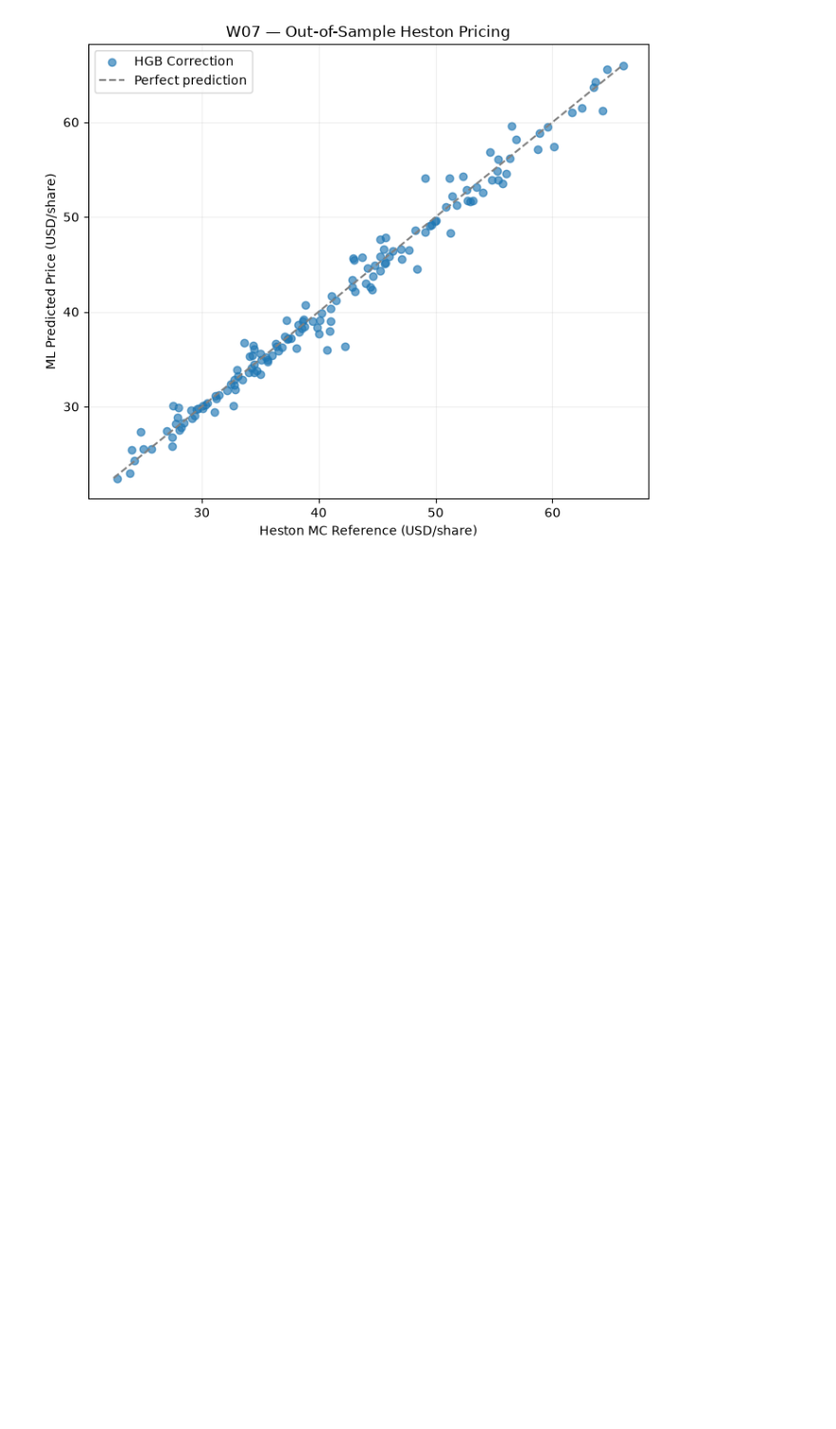
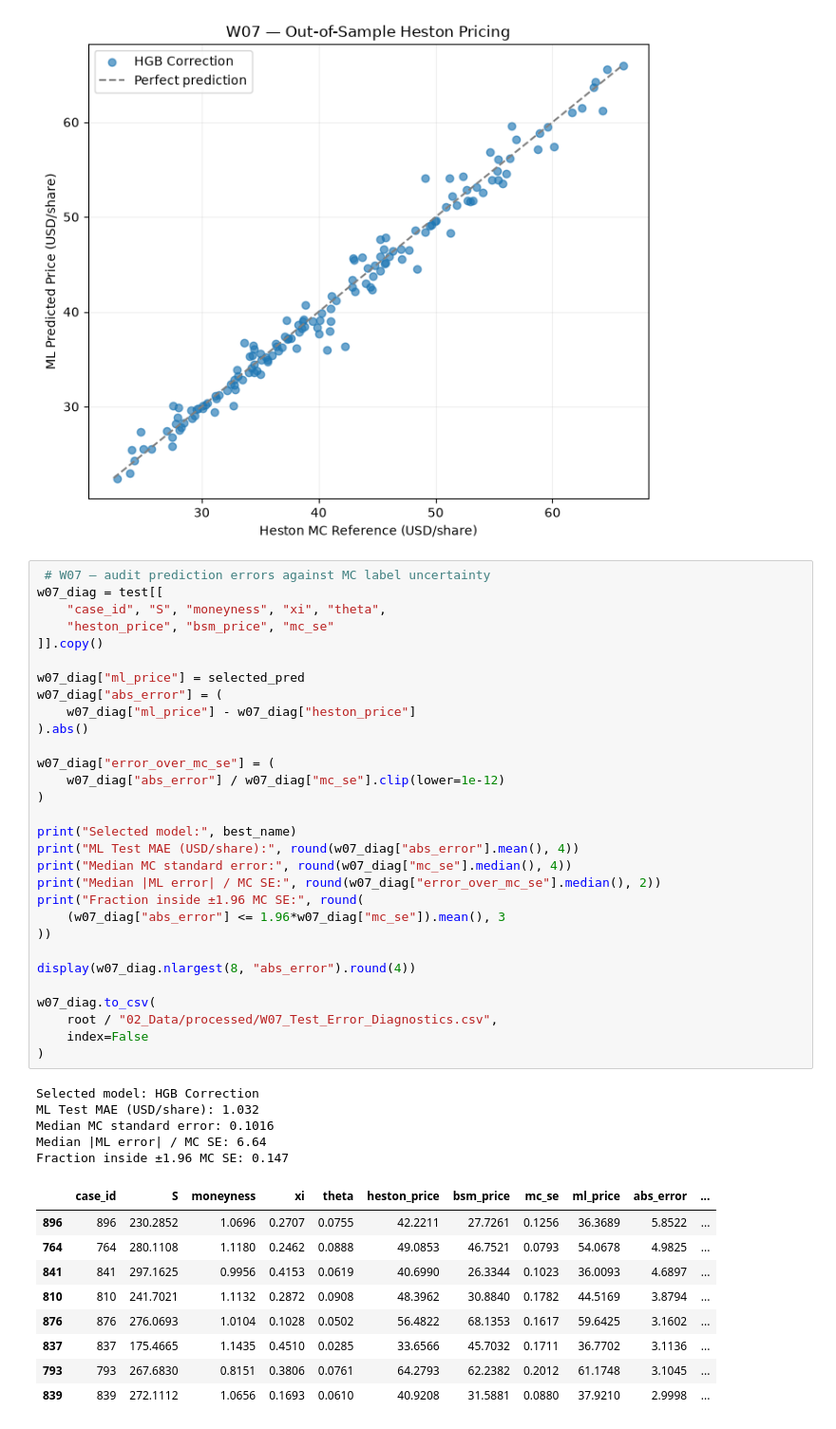
Before and after one commit to Siennc232/Deliverables-Documentation-for-Intern, a Jupyter notebook: Chooser_Option_Research/03_Code/W07_Heston_Direct_Pricing_ML.ipynb, the cells around one changed output. Shown at 95% size. Drawn from its saved outputs; the diff is of its cells as text; blank space fills up the shorter version.

```diff
--- a/Chooser_Option_Research/03_Code/W07_Heston_Direct_Pricing_ML.ipynb
+++ b/Chooser_Option_Research/03_Code/W07_Heston_Direct_Pricing_ML.ipynb
@@ -206,3 +206,48 @@ test_df.to_csv(
 | 0 | RF Direct | 2.2763 | 3.1232 |
 | 3 | BSM Baseline | 4.4915 | 5.9454 |
 [figure]
+# %%
+ # W07 — audit prediction errors against MC label uncertainty
+w07_diag = test[[
+    "case_id", "S", "moneyness", "xi", "theta",
+    "heston_price", "bsm_price", "mc_se"
+]].copy()
+
+w07_diag["ml_price"] = selected_pred
+w07_diag["abs_error"] = (
+    w07_diag["ml_price"] - w07_diag["heston_price"]
+).abs()
+
+w07_diag["error_over_mc_se"] = (
+    w07_diag["abs_error"] / w07_diag["mc_se"].clip(lower=1e-12)
+)
+
+print("Selected model:", best_name)
+print("ML Test MAE (USD/share):", round(w07_diag["abs_error"].mean(), 4))
+print("Median MC standard error:", round(w07_diag["mc_se"].median(), 4))
+print("Median |ML error| / MC SE:", round(w07_diag["error_over_mc_se"].median(), 2))
+print("Fraction inside ±1.96 MC SE:", round(
+    (w07_diag["abs_error"] <= 1.96*w07_diag["mc_se"]).mean(), 3
+))
+
+display(w07_diag.nlargest(8, "abs_error").round(4))
+
+w07_diag.to_csv(
+    root / "02_Data/processed/W07_Test_Error_Diagnostics.csv",
+    index=False
+)
+# %% [output]
+Selected model: HGB Correction
+ML Test MAE (USD/share): 1.032
+Median MC standard error: 0.1016
+Median |ML error| / MC SE: 6.64
+Fraction inside ±1.96 MC SE: 0.147
+|  | case_id | S | moneyness | xi | theta | heston_price | bsm_price | mc_se | ml_price | abs_error | ... |
+| 896 | 896 | 230.2852 | 1.0696 | 0.2707 | 0.0755 | 42.2211 | 27.7261 | 0.1256 | 36.3689 | 5.8522 | ... |
+| 764 | 764 | 280.1108 | 1.1180 | 0.2462 | 0.0888 | 49.0853 | 46.7521 | 0.0793 | 54.0678 | 4.9825 | ... |
+| 841 | 841 | 297.1625 | 0.9956 | 0.4153 | 0.0619 | 40.6990 | 26.3344 | 0.1023 | 36.0093 | 4.6897 | ... |
+| 810 | 810 | 241.7021 | 1.1132 | 0.2872 | 0.0908 | 48.3962 | 30.8840 | 0.1782 | 44.5169 | 3.8794 | ... |
+| 876 | 876 | 276.0693 | 1.0104 | 0.1028 | 0.0502 | 56.4822 | 68.1353 | 0.1617 | 59.6425 | 3.1602 | ... |
+| 837 | 837 | 175.4665 | 1.1435 | 0.4510 | 0.0285 | 33.6566 | 45.7032 | 0.1711 | 36.7702 | 3.1136 | ... |
+| 793 | 793 | 267.6830 | 0.8151 | 0.3806 | 0.0761 | 64.2793 | 62.2382 | 0.2012 | 61.1748 | 3.1045 | ... |
+| 839 | 839 | 272.1112 | 1.0656 | 0.1693 | 0.0610 | 40.9208 | 31.5881 | 0.0880 | 37.9210 | 2.9998 | ... |
```
Also changed, not shown: 6 other files.
